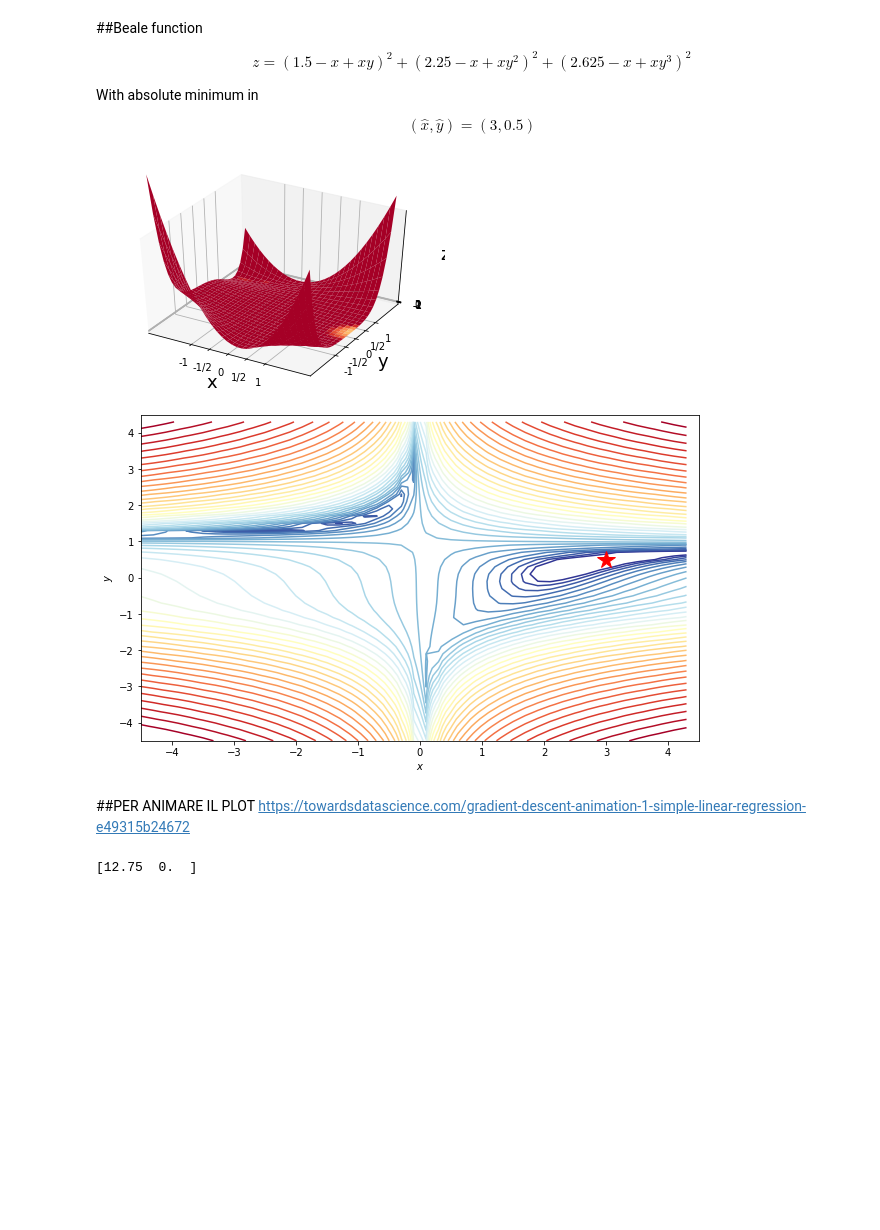
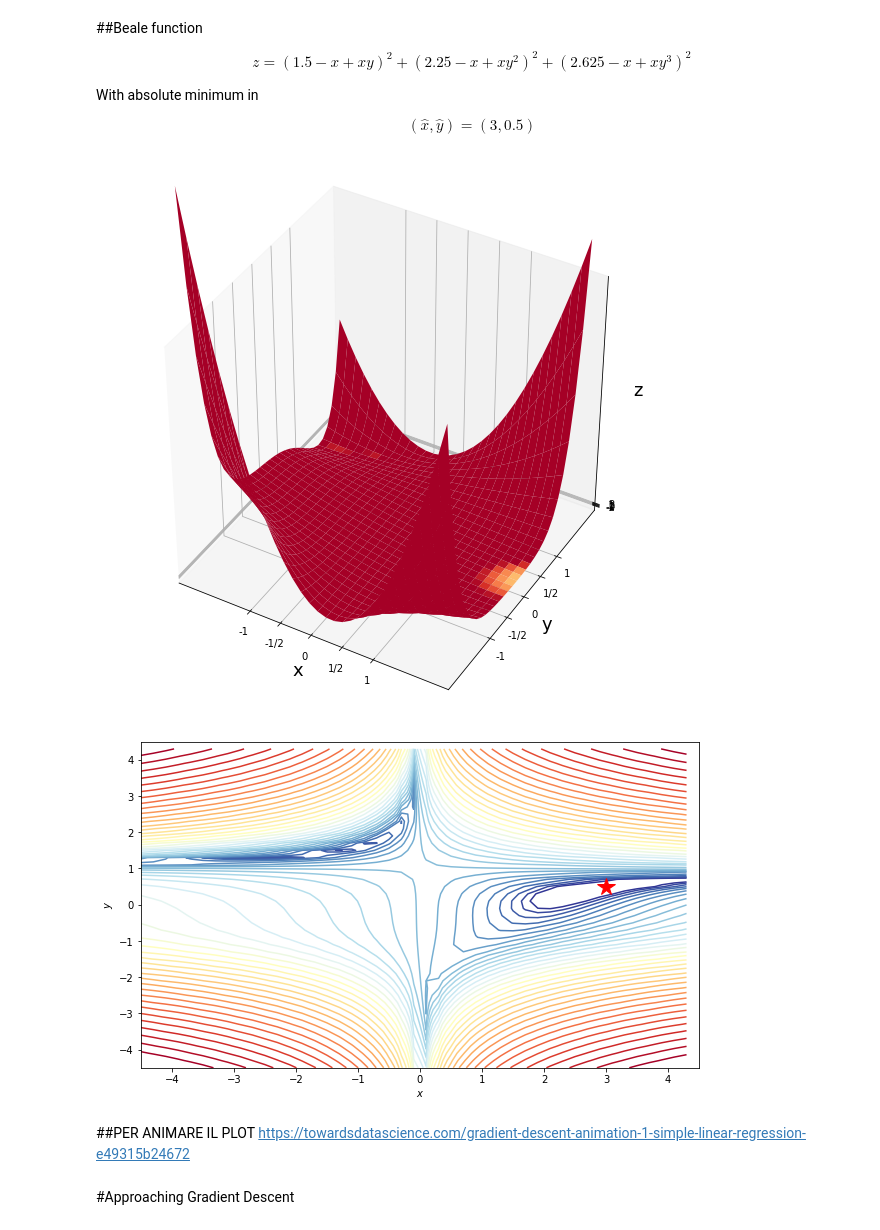
Before and after one commit to SimonePip/FDS, a Jupyter notebook: Final_project/FDS_Final_Project.ipynb, the cells around one changed output. Cells and saved outputs as stored; diff of their text form; code cells hidden in the pictures; blank space fills up the shorter version.

```diff
--- a/Final_project/FDS_Final_Project.ipynb
+++ b/Final_project/FDS_Final_Project.ipynb
@@ -76,15 +75,17 @@ def grad_beales_function(theta,features):
 # %%
-
+#Plot 3D Beale function
 x, y = np.mgrid[-2:2:31j, -2:2:31j]
-fig,ax=plot_surface(x,y,beales_function(x,y),xlimL=2.1, xlimH=2.1, ylimL=2.1, ylimH=2.1, zlimL=0,zlimH=300)
+fig,ax=plot_surface(x,y,beales_function(np.array([x,y]),features=0,target=0),xlimL=2.1, xlimH=2.1, ylimL=2.1, ylimH=2.1, zlimL=0,zlimH=300)
 
 #Beale function contour plot
 fig1,ax1 =contour_beales_function()
 plt.show()
 # %% [output]
-[figure, old version]
+[figure, new version]
 [figure]
 # %% [markdown]
 ##PER ANIMARE IL PLOT
 https://towardsdatascience.com/gradient-descent-animation-1-simple-linear-regression-e49315b24672
+# %% [markdown]
+#Approaching Gradient Descent
 # %%
@@ -124,11 +99,0 @@ def gradient_descent(theta, features, target, lr, num_steps,loss,gradient_functi
-# %%
-# Initialize theta0
-theta0 = np.zeros(2)
-
-# Run Gradient Ascent method
-n_iter=1000
-theta_final, log_l_history = gradient_descent(theta0,x,y,lr=0.1,num_steps=n_iter,loss=beales_function,gradient_function=grad_beales_function)
-print(theta_final)
-#plt.plot(log_l_history)
-# %% [output]
-[12.75  0.  ]
```
Also changed, not shown: parts of 14 cells of this notebook.
